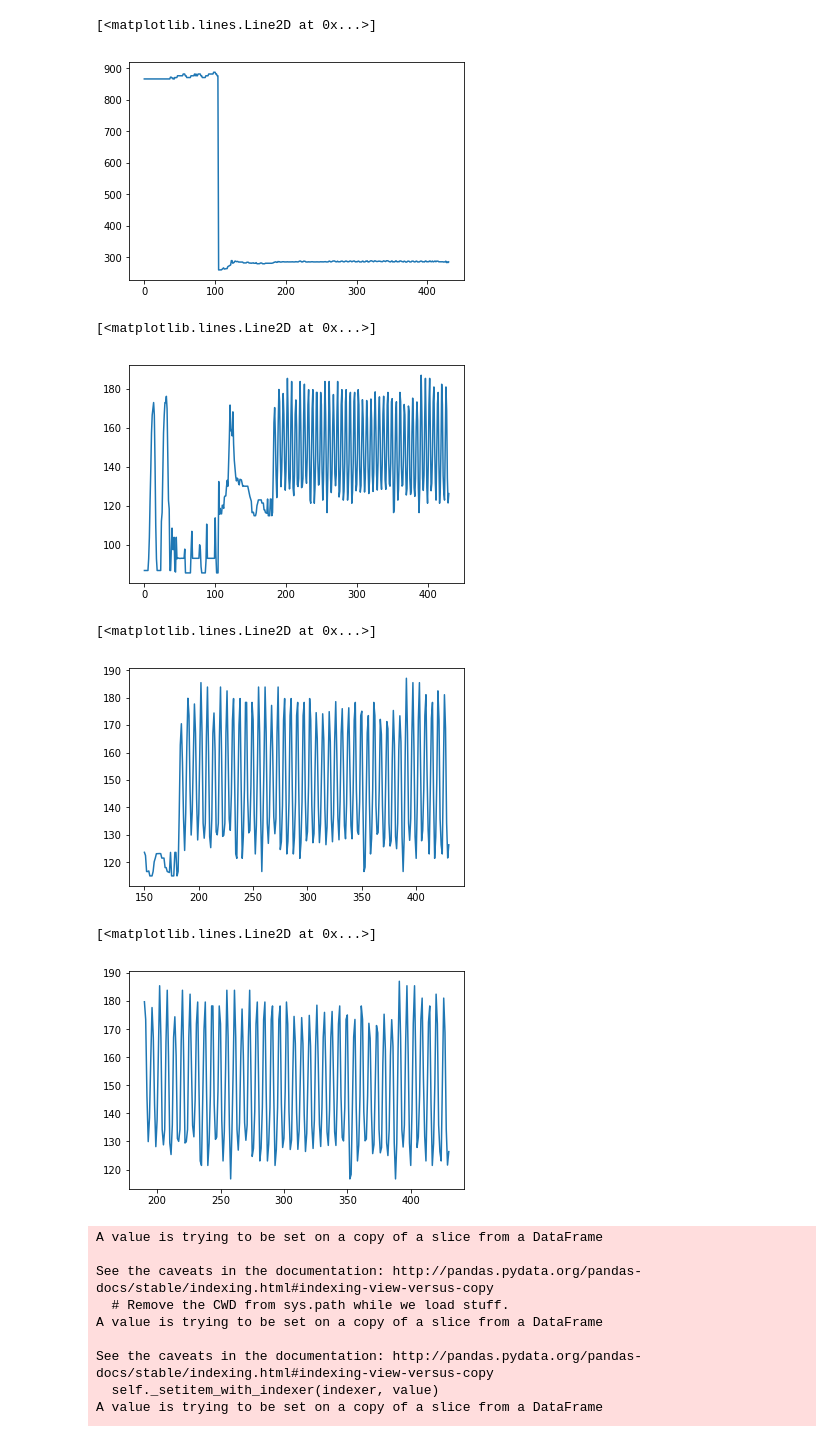
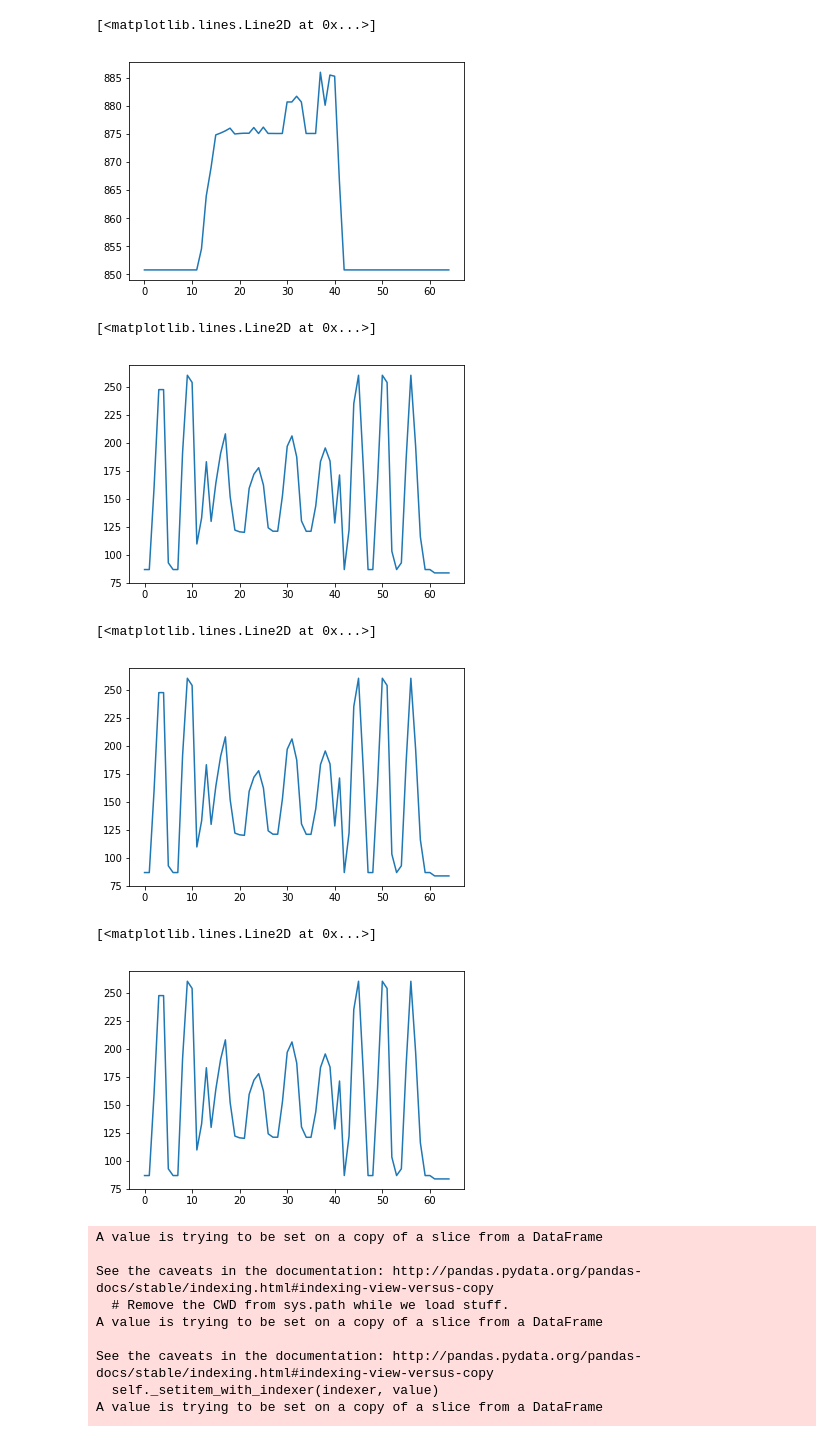
Before and after one commit to romanrosh/bio-mechanic-movemement-detector-ai, a Jupyter notebook: dataframe_analysis.ipynb, the cells around one changed output. Saved outputs shown, nothing was run; the diff lists cells and outputs as text; code cells hidden in the pictures.

```diff
--- a/dataframe_analysis.ipynb
+++ b/dataframe_analysis.ipynb
@@ -7,3 +5,5 @@ df = pd.read_csv('output_roee2.csv')
+# %%
+df = pd.read_csv('C:/Users/romanrosh/PycharmProjects/bio-mechanic-movmement-detector-ai/destination/output.csv')
 # %%
 head_x = (df.loc[:,['0-XNose','15-XREye','16-XLEye','17-XREar','18-XLEar']])
 # %%
@@ -18,20 +18,20 @@ df['YHead']=head_y.apply(np.mean, axis=1)
 plt.plot(df['XHead'])
 # %% [output]
 [<matplotlib.lines.Line2D at 0x...>]
-[figure, old version]
+[figure, new version]
 # %%
 plt.plot(df['YHead'])
 # %% [output]
 [<matplotlib.lines.Line2D at 0x...>]
-[figure, old version]
+[figure, new version]
 # %%
-plt.plot(df['YHead'][150:])
+plt.plot(df['YHead'])
 # %% [output]
 [<matplotlib.lines.Line2D at 0x...>]
-[figure, old version]
+[figure, new version]
 # %%
-plt.plot(df['YHead'][190:])
+plt.plot(df['YHead'])
 # %% [output]
 [<matplotlib.lines.Line2D at 0x...>]
-[figure, old version]
+[figure, new version]
 # %%
```
Also changed, not shown: parts of 6 cells of this notebook.
